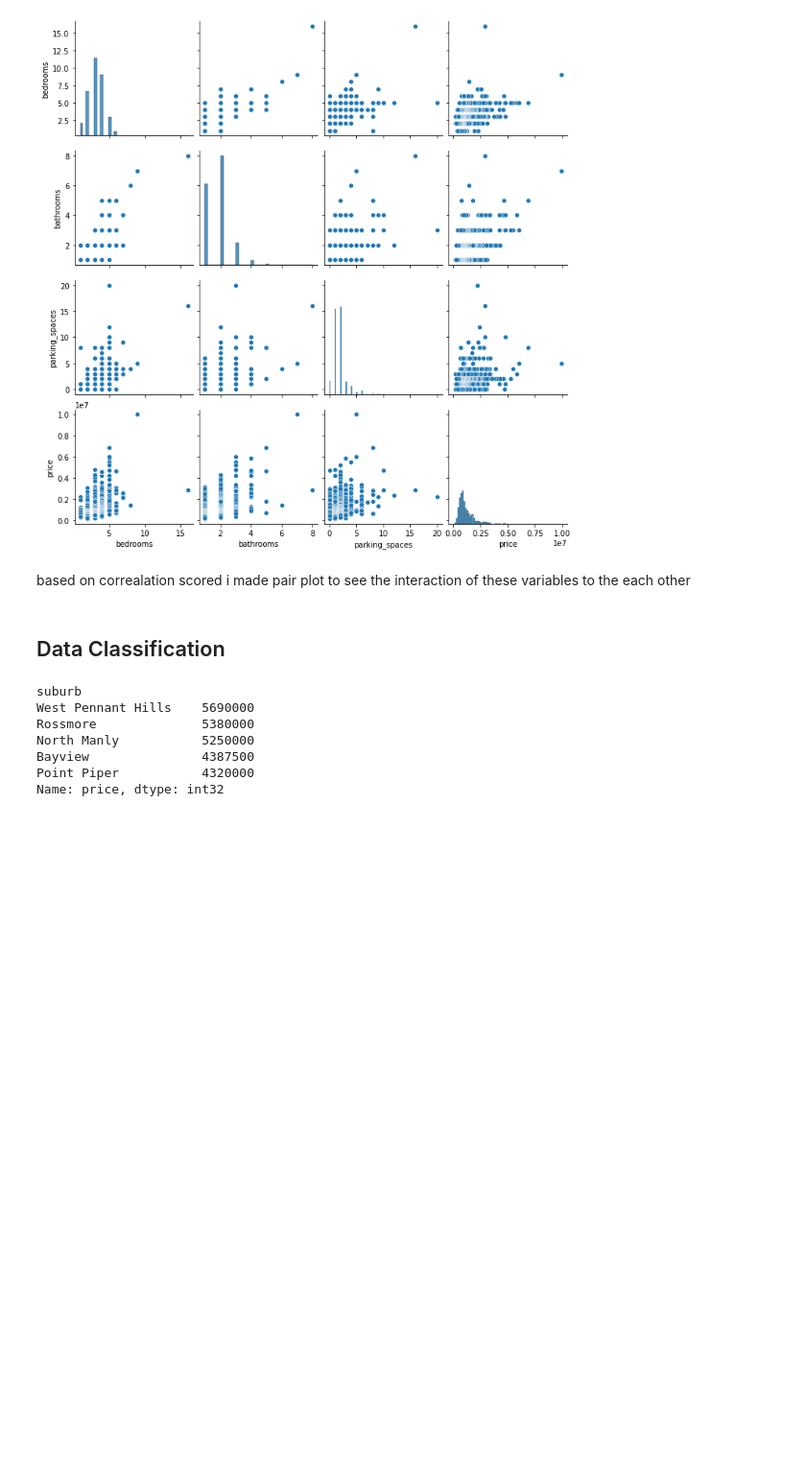
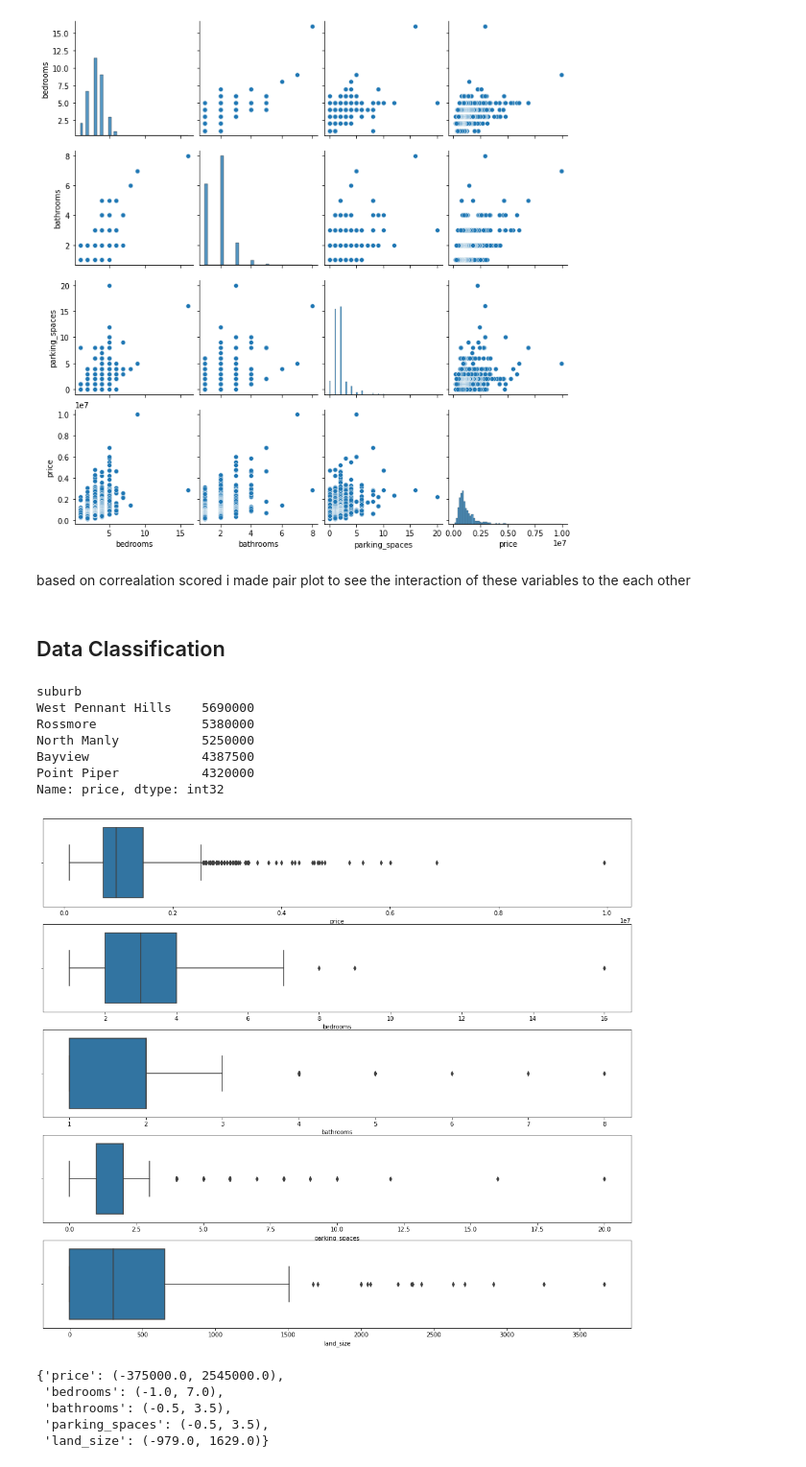
Before and after one commit to Sasmit-ai/Real-Estate-Analysis-Project, a Jupyter notebook: Real Estate Analysis.ipynb, the cells around one changed output. Shown at 96% size. Cells and saved outputs as stored; diff of their text form; code cells hidden in the pictures; blank space fills up the shorter version.

Commit message:
Data Classification and Data Filling

```diff
--- a/Real Estate Analysis.ipynb
+++ b/Real Estate Analysis.ipynb
@@ -164,3 +164,35 @@ North Manly           5250000
 Bayview               4387500
 Point Piper           4320000
 Name: price, dtype: int32
+# %%
+subplot_data = df.select_dtypes(["int64", "float64"]).columns
+
+fig, ax = plt.subplots(nrows=5, ncols=1, figsize=(18,16))
+for i in range(5):
+    sns.boxplot(x = df[subplot_data[i]], ax=ax[i])
+    count = count + 1
+# %% [output]
+[figure, added]
+# %%
+lower_and_upper = {}
+
+for col in data_num:
+    q1 = df[col].quantile(0.25)
+    q3 = df[col].quantile(0.75)
+    iqr = 1.5*(q3-q1)
+
+    lower_bound = q1-iqr
+    upper_bound = q3+iqr
+
+    lower_and_upper[col] = (lower_bound, upper_bound)
+    df.loc[(df.loc[:,col]<lower_bound),col]=lower_bound*0.75
+    df.loc[(df.loc[:,col]>upper_bound),col]=upper_bound*1.25
+
+
+lower_and_upper
+# %% [output]
+{'price': (-375000.0, 2545000.0),
+ 'bedrooms': (-1.0, 7.0),
+ 'bathrooms': (-0.5, 3.5),
+ 'parking_spaces': (-0.5, 3.5),
+ 'land_size': (-979.0, 1629.0)}
```
Also changed, not shown: parts of 14 cells of this notebook.
